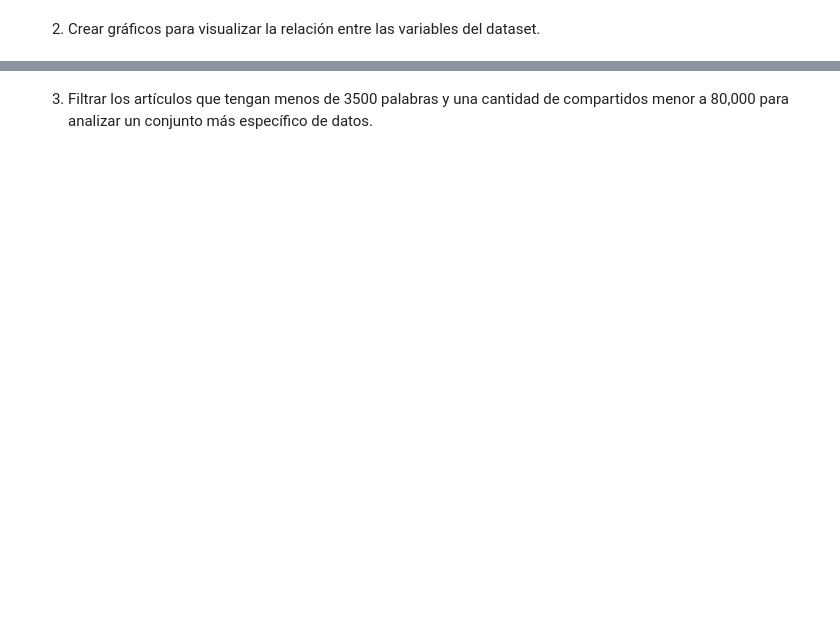
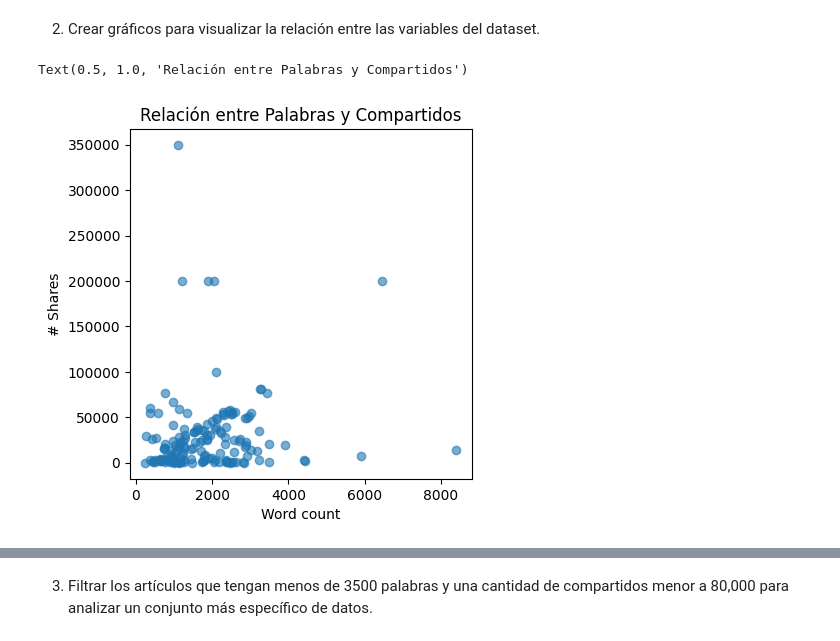
Before and after one commit to LeandroRodrigoMolina/IA_FCAD_2025_1er_Cuatri, a Jupyter notebook: U7/TP5_Aprendizaje.ipynb, the cells around one changed output, grey strips where cells are left out. Cells and saved outputs as stored; diff of their text form; code cells hidden in the pictures; blank space fills up the shorter version.

```diff
--- a/U7/TP5_Aprendizaje.ipynb
+++ b/U7/TP5_Aprendizaje.ipynb
@@ -613,3 +613,6 @@ A partir del dataset *articulos_ml.csv* que se encuentra disponible en el campus
 1. Mostrar las columnas disponibles en el dataset *articulos\_ml.csv*.
 # %%
 #incorporar el código correspondiente
+df_articulos = pd.read_csv("articulos_ml.csv")
+
+df_articulos.columns.tolist()
@@ -619,0 +639,14 @@ A partir del dataset *articulos_ml.csv* que se encuentra disponible en el campus
+# %%
+#incorporar el código correspondiente
+
+plt.figure(figsize=(15,10))
+
+# Gráfico 1: Word count vs # Shares
+plt.subplot(2, 3, 1)
+plt.scatter(df_articulos['Word count'], df_articulos['# Shares'], alpha=0.6)
+plt.xlabel('Word count')
+plt.ylabel('# Shares')
+plt.title('Relación entre Palabras y Compartidos')
+# %% [output]
+Text(0.5, 1.0, 'Relación entre Palabras y Compartidos')
+[figure, added]
```
Also changed, not shown: parts of 24 cells of this notebook.
